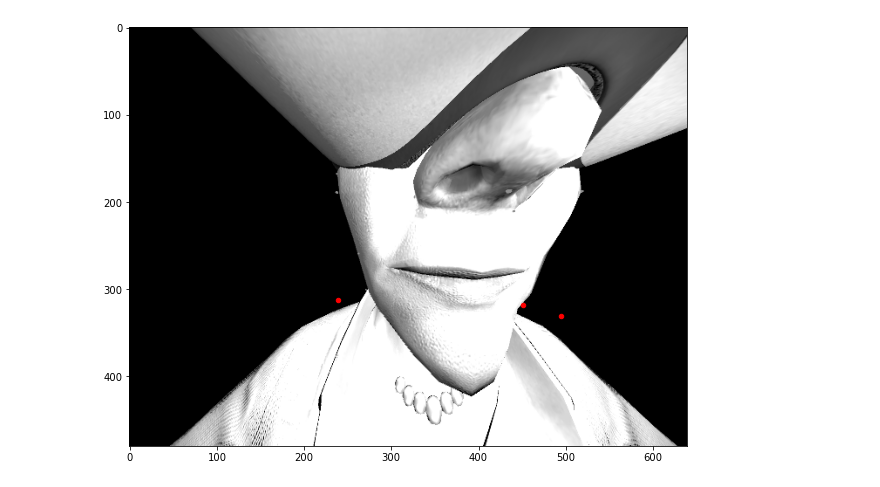
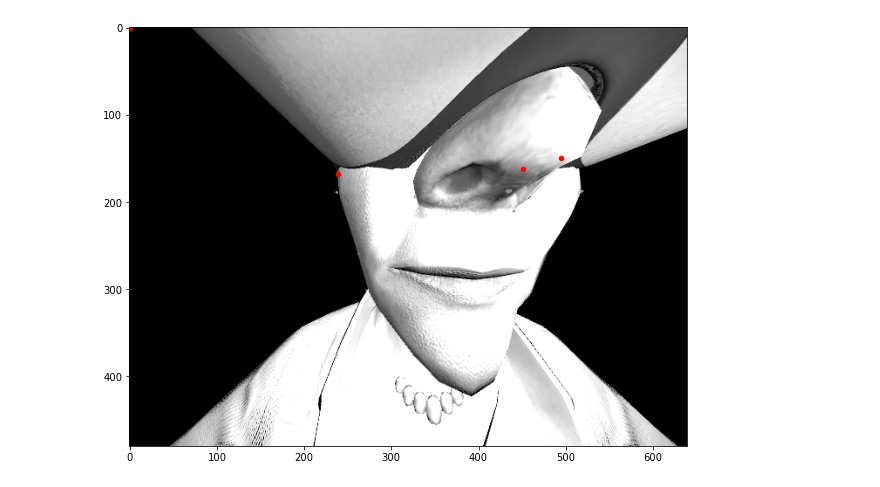
Before and after one commit to velaboratory/FacialExpressionGenerator, a Jupyter notebook: Models/LandmarkViz.ipynb, the cells around one changed output. Drawn from its saved outputs; the diff is of its cells as text; code cells hidden in the pictures.

```diff
--- a/Models/LandmarkViz.ipynb
+++ b/Models/LandmarkViz.ipynb
@@ -4,11 +4,11 @@ import matplotlib.pyplot as plt
 import matplotlib.image as mpimg
 # %%
 plt.figure(figsize=(10,10))
-plt.imshow(mpimg.imread('../Output/Light10FemaleAdultblendShape1.AA_VI_01_PP_25_leapLeft.png'))
+plt.imshow(mpimg.imread('../Output/Light10FemaleAdultblendShape1.AA_VI_01_PP_25_leapLeft1.png'))
 plt.scatter([238.795715,
              494.612885,
-            451.283569],
-            [311.898254,331.137665,317.7423], s = 20, c = 'r')
+            451.283569,0],
+            [480- 311.898254,480 -331.137665,480-317.7423,0], s = 20, c = 'r')
 plt.show()
 # %% [output]
-[figure, old version]
+[figure, new version]
```
Also changed, not shown: parts of 1 cell of this notebook, 10 other files.
